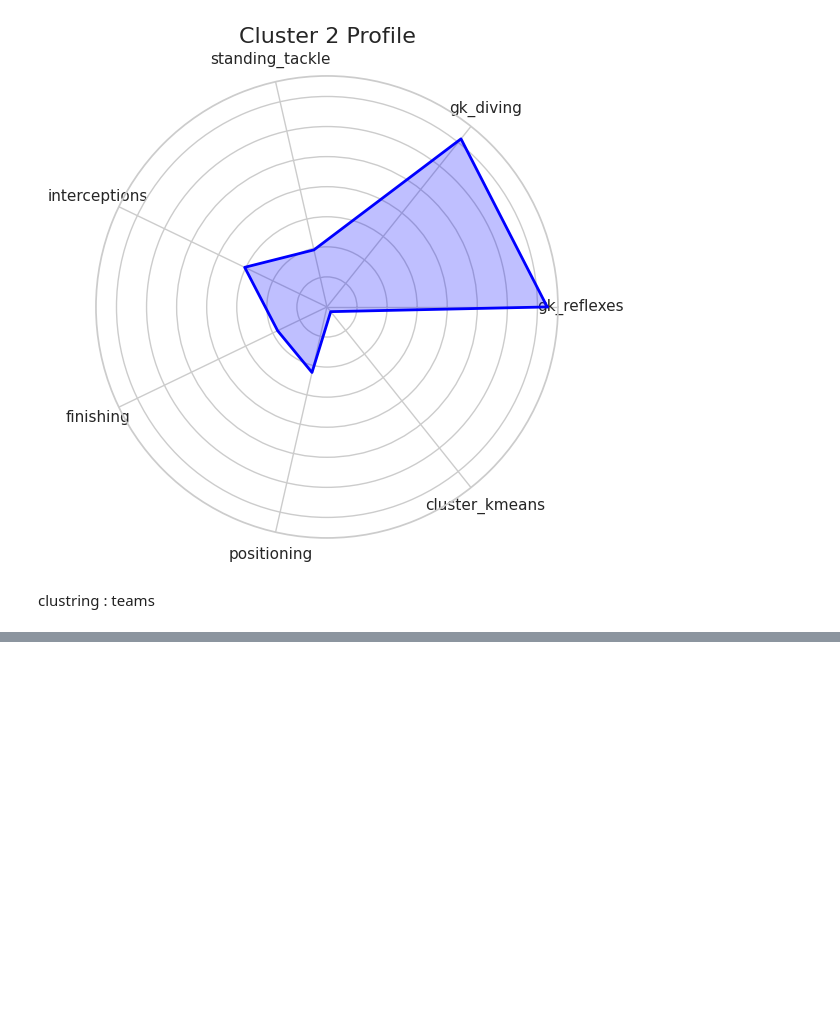
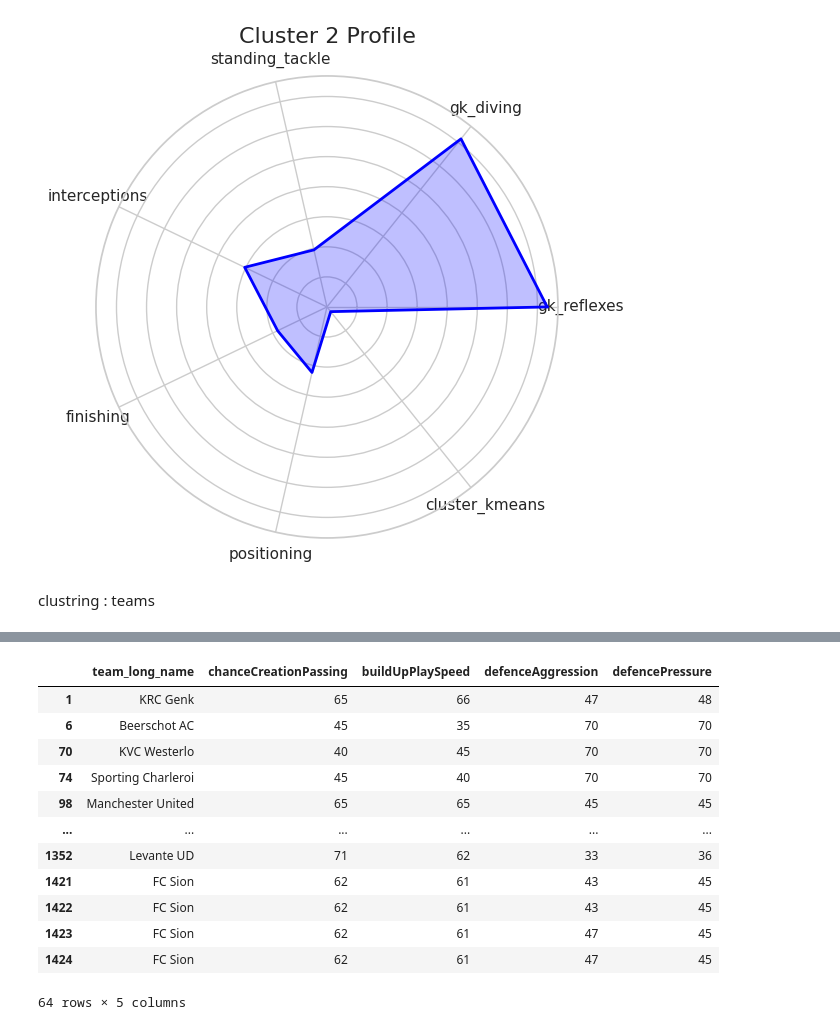
Before and after one commit to abelchageur/Mod-lisation_et_Clustering_des_Donn-es_de_Football, a Jupyter notebook: players_analyst.ipynb, the cells around one changed output, grey strips where cells are left out. Cells and saved outputs as stored; diff of their text form; code cells hidden in the pictures; blank space fills up the shorter version.

```diff
--- a/players_analyst.ipynb
+++ b/players_analyst.ipynb
@@ -914,0 +935,16 @@ team_analyse[team_analyse['buildUpPlayDribbling'] >= 60]
+# %%
+team_analyse
+# %% [output]
+|  | team_long_name | chanceCreationPassing | buildUpPlaySpeed | defenceAggression | defencePressure |
+| 1 | KRC Genk | 65 | 66 | 47 | 48 |
+| 6 | Beerschot AC | 45 | 35 | 70 | 70 |
+| 70 | KVC Westerlo | 40 | 45 | 70 | 70 |
+| 74 | Sporting Charleroi | 45 | 40 | 70 | 70 |
+| 98 | Manchester United | 65 | 65 | 45 | 45 |
+| ... | ... | ... | ... | ... | ... |
+| 1352 | Levante UD | 71 | 62 | 33 | 36 |
+| 1421 | FC Sion | 62 | 61 | 43 | 45 |
+| 1422 | FC Sion | 62 | 61 | 43 | 45 |
+| 1423 | FC Sion | 62 | 61 | 47 | 45 |
+| 1424 | FC Sion | 62 | 61 | 47 | 45 |
+64 rows × 5 columns
```
Also changed, not shown: parts of 12 cells of this notebook.
